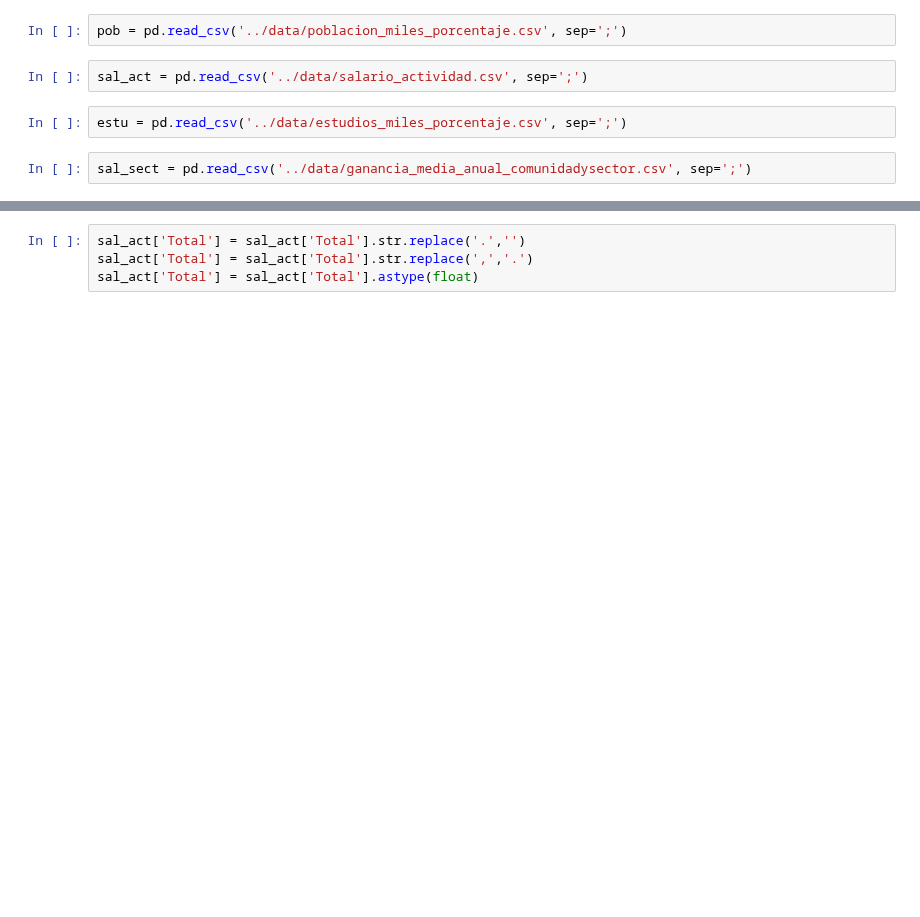
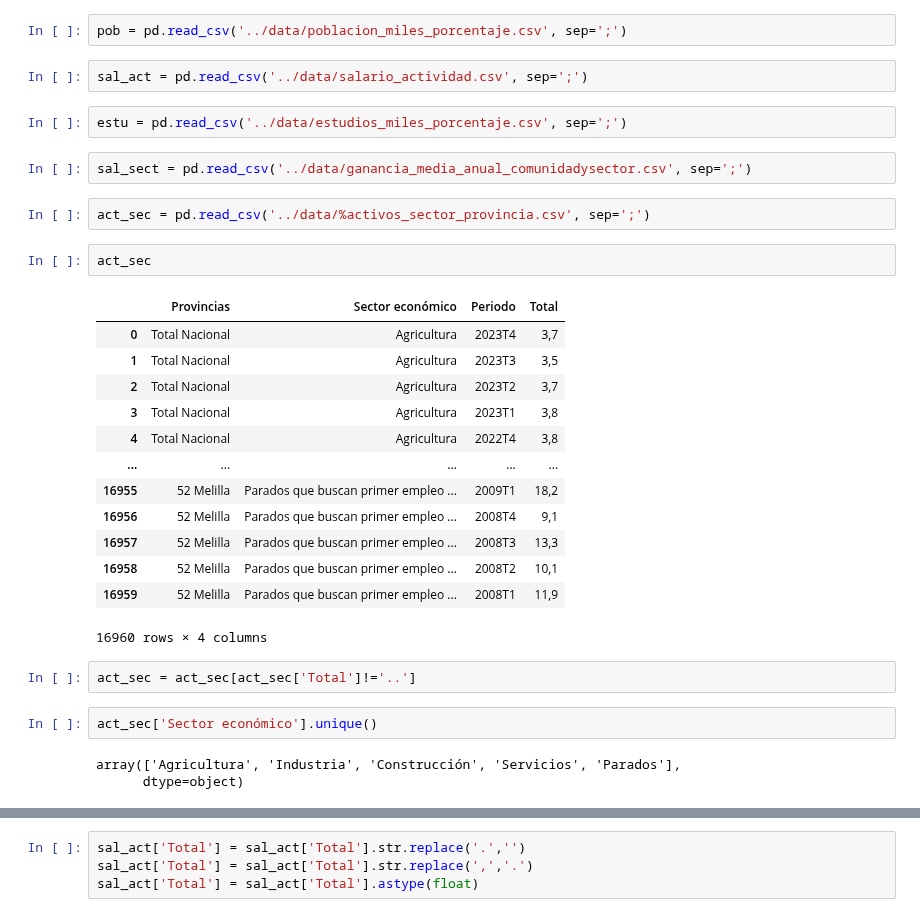
Before and after one commit to Gbau11/Empleo-Espa-a, a Jupyter notebook: code/paro_actividad.ipynb, the cells around one changed output, grey strips where cells are left out. Cells and saved outputs as stored; diff of their text form; blank space fills up the shorter version.

```diff
--- a/code/paro_actividad.ipynb
+++ b/code/paro_actividad.ipynb
@@ -248,3 +248,28 @@ sal_act = pd.read_csv('../data/salario_actividad.csv', sep=';')
 estu = pd.read_csv('../data/estudios_miles_porcentaje.csv', sep=';')
 # %%
 sal_sect = pd.read_csv('../data/ganancia_media_anual_comunidadysector.csv', sep=';')
+# %%
+act_sec = pd.read_csv('../data/%activos_sector_provincia.csv', sep=';')
+# %%
+act_sec
+# %% [output]
+|  | Provincias | Sector económico | Periodo | Total |
+| 0 | Total Nacional | Agricultura | 2023T4 | 3,7 |
+| 1 | Total Nacional | Agricultura | 2023T3 | 3,5 |
+| 2 | Total Nacional | Agricultura | 2023T2 | 3,7 |
+| 3 | Total Nacional | Agricultura | 2023T1 | 3,8 |
+| 4 | Total Nacional | Agricultura | 2022T4 | 3,8 |
+| ... | ... | ... | ... | ... |
+| 16955 | 52 Melilla | Parados que buscan primer empleo ... | 2009T1 | 18,2 |
+| 16956 | 52 Melilla | Parados que buscan primer empleo ... | 2008T4 | 9,1 |
+| 16957 | 52 Melilla | Parados que buscan primer empleo ... | 2008T3 | 13,3 |
+| 16958 | 52 Melilla | Parados que buscan primer empleo ... | 2008T2 | 10,1 |
+| 16959 | 52 Melilla | Parados que buscan primer empleo ... | 2008T1 | 11,9 |
+16960 rows × 4 columns
+# %%
+act_sec = act_sec[act_sec['Total']!='..']
+# %%
+act_sec['Sector económico'].unique()
+# %% [output]
+array(['Agricultura', 'Industria', 'Construcción', 'Servicios', 'Parados'],
+      dtype=object)
```
Also changed, not shown: parts of 31 cells of this notebook, 1 other file.
